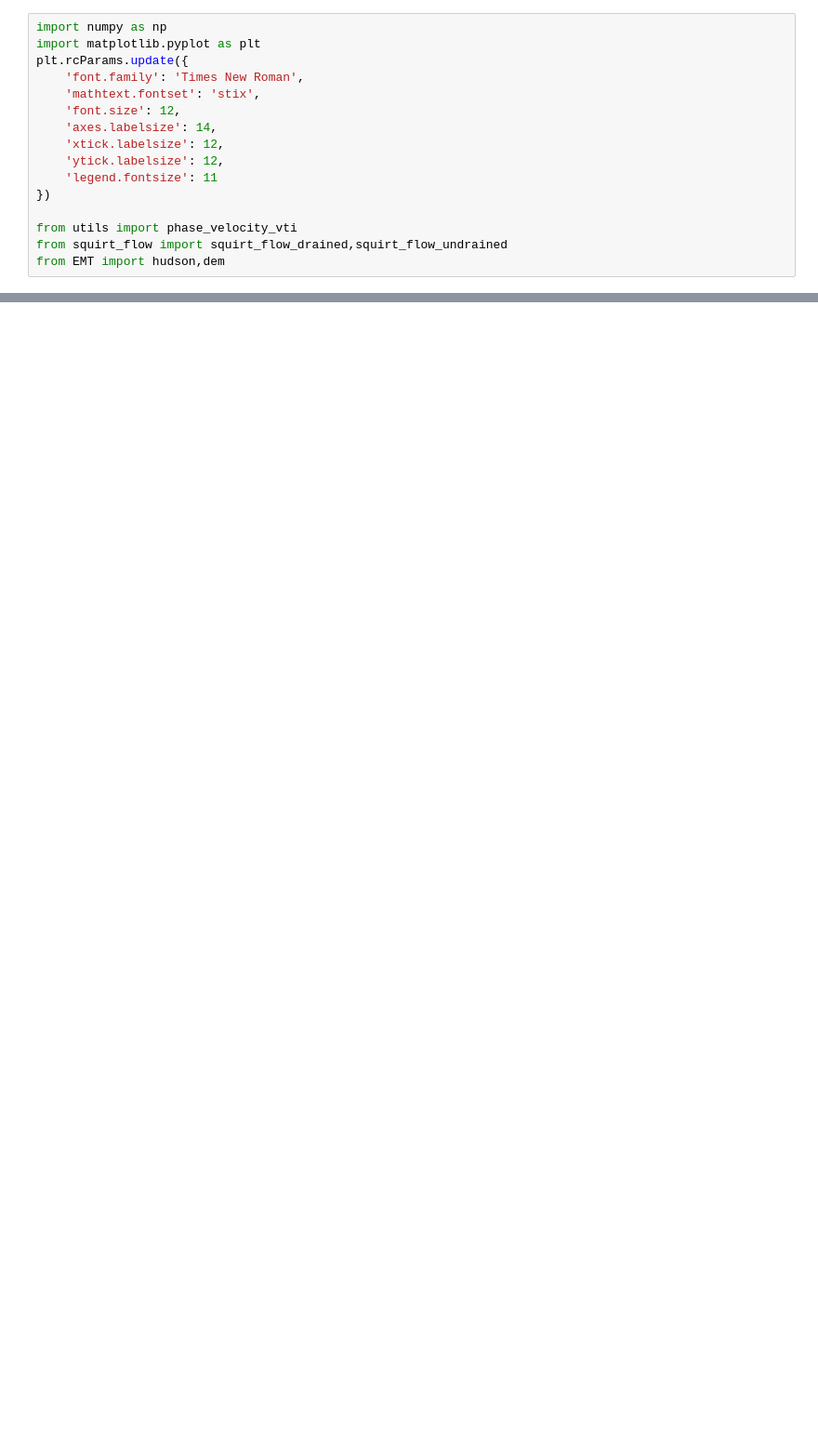
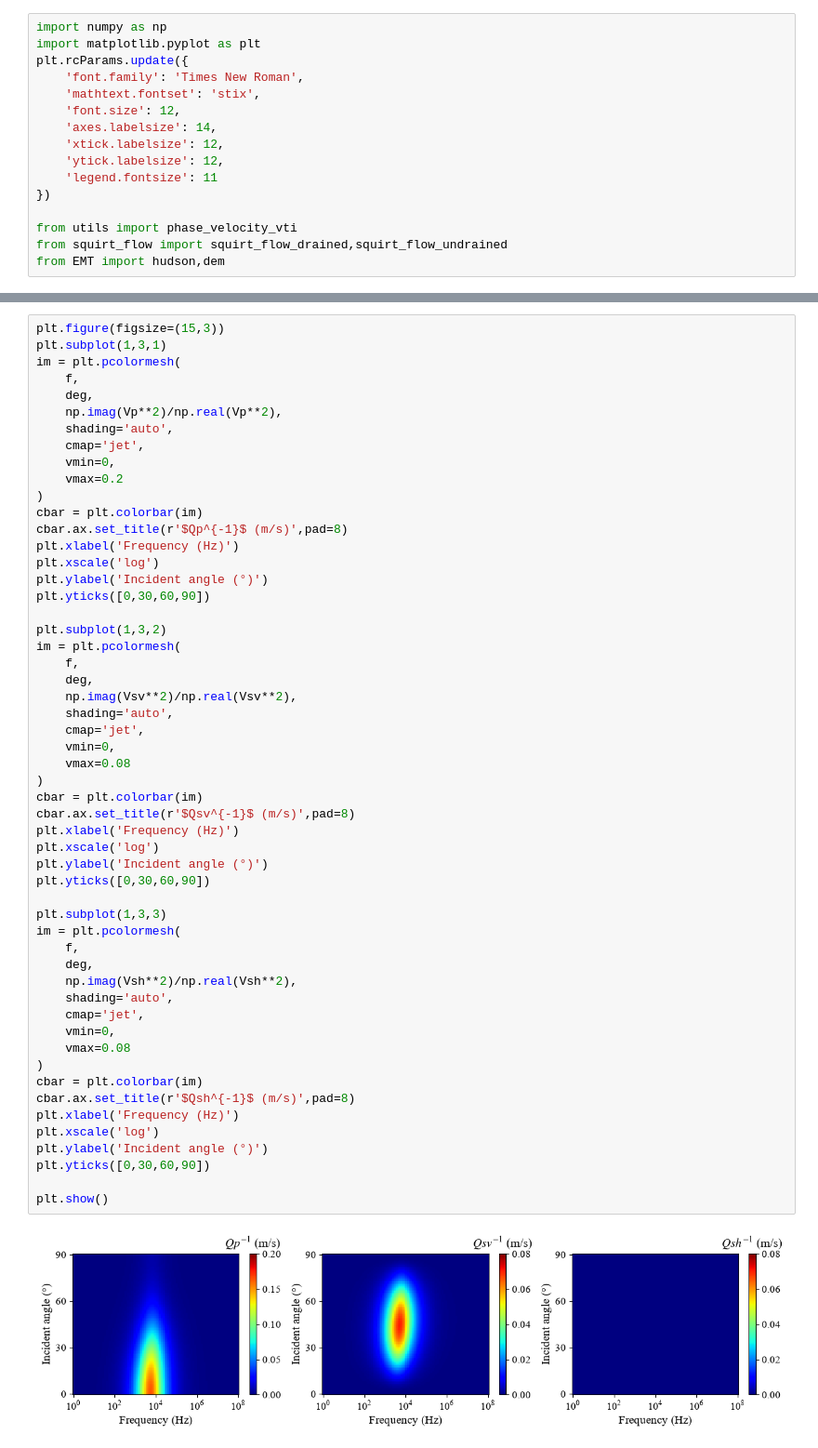
Before and after one commit to huxs890/Wave-induced-fluid-flow, a Jupyter notebook: test_squirt_flow.ipynb, the cells around one changed output, grey strips where cells are left out. Shown at 93% size. Drawn from its saved outputs; the diff is of its cells as text; blank space fills up the shorter version.

```diff
--- a/test_squirt_flow.ipynb
+++ b/test_squirt_flow.ipynb
@@ -96,0 +168,56 @@ plt.show()
+# %%
+plt.figure(figsize=(15,3))
+plt.subplot(1,3,1)
+im = plt.pcolormesh(
+    f,
+    deg,
+    np.imag(Vp**2)/np.real(Vp**2),
+    shading='auto',
+    cmap='jet',
+    vmin=0,
+    vmax=0.2
+)
+cbar = plt.colorbar(im)
+cbar.ax.set_title(r'$Qp^{-1}$ (m/s)',pad=8)
+plt.xlabel('Frequency (Hz)')
+plt.xscale('log')
+plt.ylabel('Incident angle (°)')
+plt.yticks([0,30,60,90])
+
+plt.subplot(1,3,2)
+im = plt.pcolormesh(
+    f,
+    deg,
+    np.imag(Vsv**2)/np.real(Vsv**2),
+    shading='auto',
+    cmap='jet',
+    vmin=0,
+    vmax=0.08
+)
+cbar = plt.colorbar(im)
+cbar.ax.set_title(r'$Qsv^{-1}$ (m/s)',pad=8)
+plt.xlabel('Frequency (Hz)')
+plt.xscale('log')
+plt.ylabel('Incident angle (°)')
+plt.yticks([0,30,60,90])
+
+plt.subplot(1,3,3)
+im = plt.pcolormesh(
+    f,
+    deg,
+    np.imag(Vsh**2)/np.real(Vsh**2),
+    shading='auto',
+    cmap='jet',
+    vmin=0,
+    vmax=0.08
+)
+cbar = plt.colorbar(im)
+cbar.ax.set_title(r'$Qsh^{-1}$ (m/s)',pad=8)
+plt.xlabel('Frequency (Hz)')
+plt.xscale('log')
+plt.ylabel('Incident angle (°)')
+plt.yticks([0,30,60,90])
+
+plt.show()
+# %% [output]
+[figure, added]
```
Also changed, not shown: parts of 3 cells of this notebook, 5 other files.
